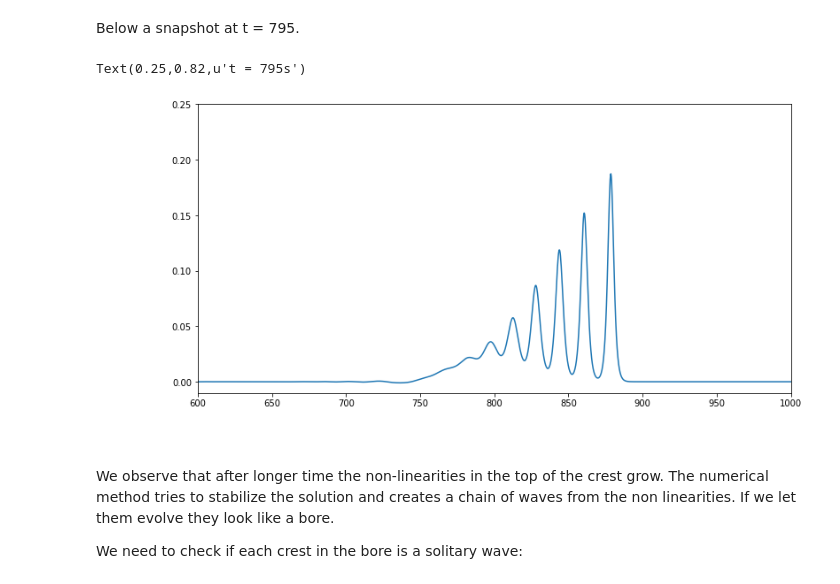
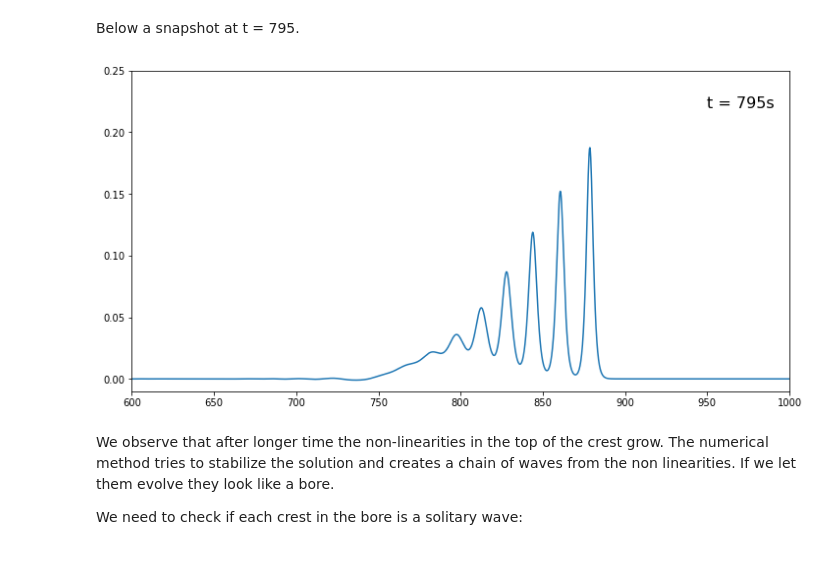
Before and after one commit to Reyna-RT/MEK9320, a Jupyter notebook: Second Assignment results.ipynb, the cells around one changed output. Saved outputs shown, nothing was run; the diff lists cells and outputs as text; code cells hidden in the pictures.

Commit message:
changes in plots and strength of the bore

```diff
--- a/Second Assignment results.ipynb
+++ b/Second Assignment results.ipynb
@@ -960,14 +960,13 @@ Below a snapshot at  t = 795.
 # %%
 fig1 = plt.figure(figsize=(12, 6))
 ax1 = fig1.add_subplot(1, 1,1)
 b = np.loadtxt('flat_results/bores-bous/eta795',unpack=True)
 plt.plot(b[0],b[1])
 plt.xlim(600,1000)
 plt.ylim(-0.01,0.25)
-plt.annotate('t = 795s', xy=(0.25,0.82))
+plt.annotate('t = 795s', xy=(950,0.22), fontsize= 16);
 # %% [output]
-Text(0.25,0.82,u't = 795s')
-[figure, old version]
+[figure, new version]
 # %% [markdown]
 We observe that after longer time the non-linearities in the top of the crest grow. The numerical method tries to stabilize the solution and creates a chain of waves from the non linearities. If we let them evolve they look like a bore.
 
```
Also changed, not shown: parts of 3 cells of this notebook.
